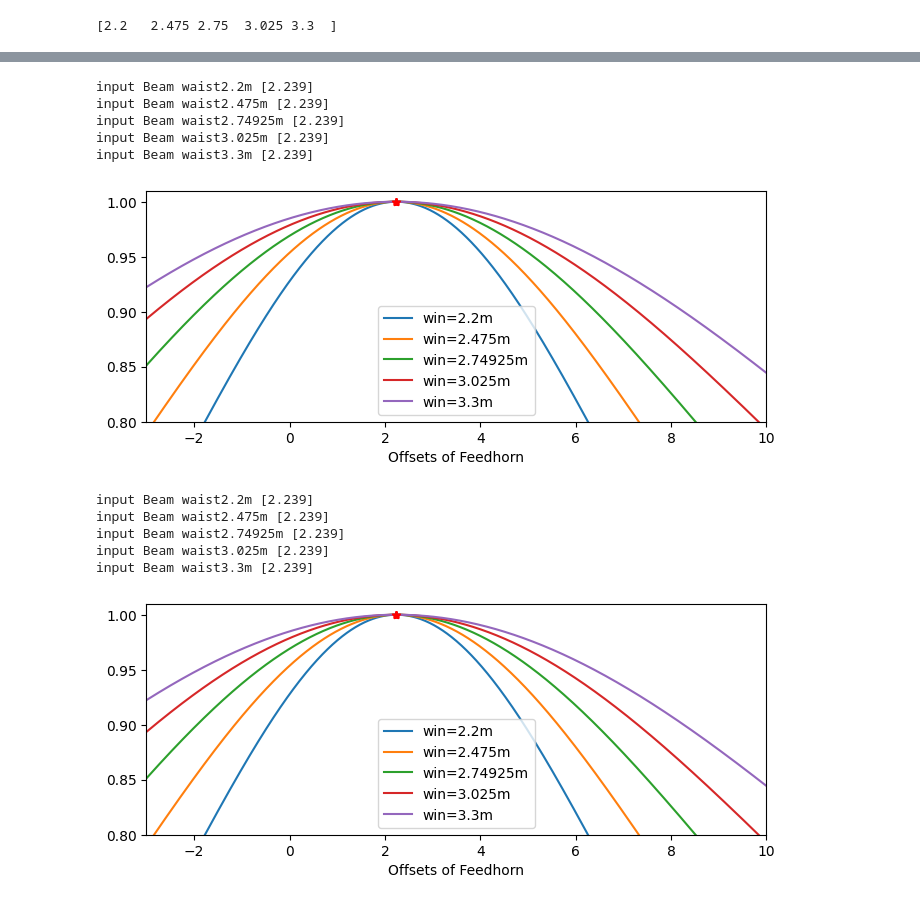
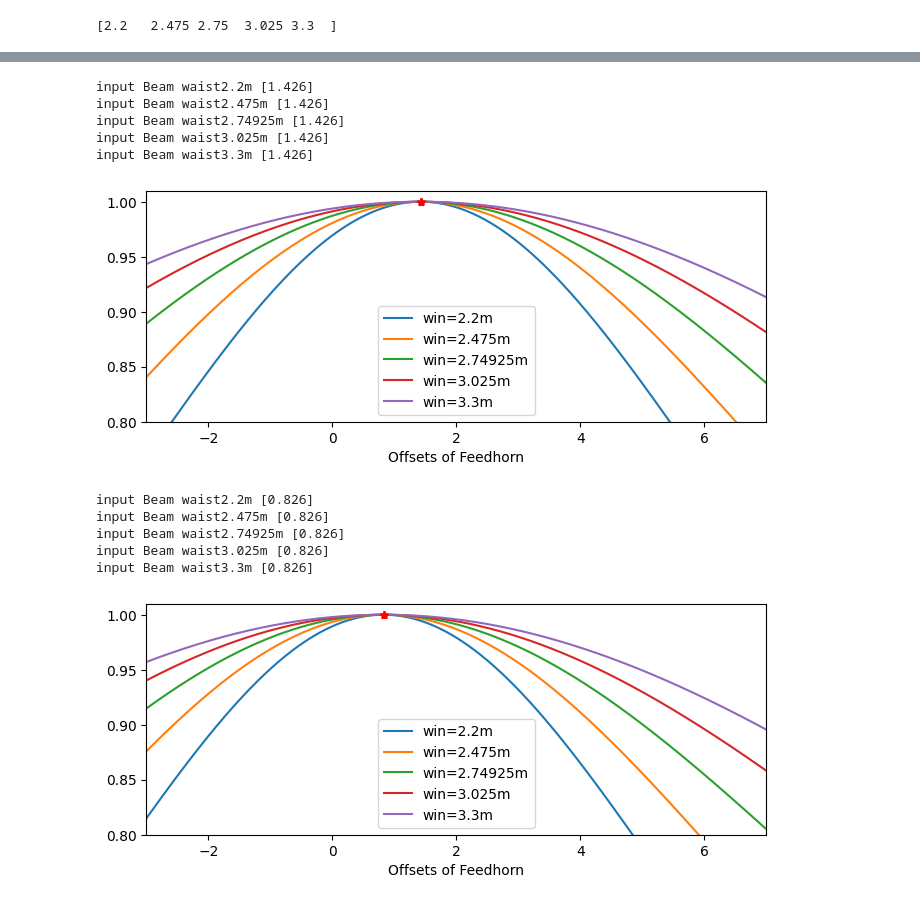
Before and after one commit to XiaodongRencologne/GaussianOptics, a Jupyter notebook: CHAMP_Test.ipynb, the cells around one changed output, grey strips where cells are left out. Saved outputs shown, nothing was run; the diff lists cells and outputs as text; code cells hidden in the pictures.

```diff
--- a/CHAMP_Test.ipynb
+++ b/CHAMP_Test.ipynb
@@ -105,8 +112,8 @@ def p_w(win,din,dz,s):
     P=P/P.max()
     return D, W_out, W, P
 # %%
-D_source=[500,750,1400,2600,1000000]
-z=np.linspace(-3,10,1001)
+D_source=[500,750,1400,2500,1000000]
+z=np.linspace(-3,7,5001)
 fig=plt.figure(figsize=(8,3))
 '''Beam power in detector'''
 for item in D_source:
@@ -115,10 +122,14 @@ for item in D_source:
     plt.plot(z,Ps,label='s='+str(item/1000)+'m')
     NN=np.where(Ps==1.0)
     print('Detector distance '+str(item/1000)+'m',z[NN])
-    plt.plot(z[NN],1.0,'r*')
-plt.ylim([0.8,1.01])
+    peaks, _ = find_peaks(Ps, height=0)
+    plt.text(z[peaks]*1,Ps[peaks]*1.01, "{:.2f}".format(z[peaks][0]),fontsize=10)
+    plt.plot(z[peaks], Ps[peaks], "rx")
+    #plt.plot(z[NN],1.0,'r*')
+plt.ylim([0.8,1.05])
 plt.xlim([z.min(),z.max()])
 plt.legend()
 plt.xlabel('Offsets of Feedhorn')
+plt.grid('both')
 plt.show()
 # %% [output]
@@ -160,7 +171,7 @@ fig=plt.figure(figsize=(8,3))
 
 '''Beam power in detector'''
 for item in Win_2:
-    D,W,Ws,Ps=p_w(item,din2,z,1500)
+    D,W,Ws,Ps=p_w(item,din2,z,Distance)
     '''Beam power in detector'''
     plt.plot(z,Ps,label='win='+str(item)+'m')
     NN=np.where(Ps==1.0)
@@ -184,7 +195,7 @@ fig=plt.figure(figsize=(8,3))
 
 '''Beam power in detector'''
 for item in Win_2:
-    D,W,Ws,Ps=p_w(item,din2,z,1500)
+    D,W,Ws,Ps=p_w(item,din2,z,Distance)
     '''Beam power in detector'''
     plt.plot(z,Ps,label='win='+str(item)+'m')
     NN=np.where(Ps==1.0)
@@ -208,7 +219,7 @@ fig=plt.figure(figsize=(8,3))
 
 '''Beam power in detector'''
 for item in Win_2:
-    D,W,Ws,Ps=p_w(item,din2,z,1500)
+    D,W,Ws,Ps=p_w(item,din2,z,Distance)
     '''Beam power in detector'''
     plt.plot(z,Ps,label='win='+str(item)+'m')
     NN=np.where(Ps==1.0)
@@ -220,33 +231,33 @@ plt.legend()
 plt.xlabel('Offsets of Feedhorn')
 plt.show()
 # %% [output]
-input Beam waist2.2m [2.239]
-input Beam waist2.475m [2.239]
-input Beam waist2.74925m [2.239]
-input Beam waist3.025m [2.239]
-input Beam waist3.3m [2.239]
+input Beam waist2.2m [1.426]
+input Beam waist2.475m [1.426]
+input Beam waist2.74925m [1.426]
+input Beam waist3.025m [1.426]
+input Beam waist3.3m [1.426]
-[figure, old version]
+[figure, new version]
 # %%
 Distance=1000000
 fig=plt.figure(figsize=(8,3))
 
 '''Beam power in detector'''
 for item in Win_2:
-    D,W,Ws,Ps=p_w(item,din2,z,1500)
+    D,W,Ws,Ps=p_w(item,din2,z,Distance)
     '''Beam power in detector'''
     plt.plot(z,Ps,label='win='+str(item)+'m')
     NN=np.where(Ps==1.0)
     print('input Beam waist'+str(item)+'m',z[NN])
     plt.plot(z[NN],1.0,'r*')
 plt.ylim([0.8,1.01])
 plt.xlim([z.min(),z.max()])
 plt.legend()
 plt.xlabel('Offsets of Feedhorn')
 plt.show()
 # %% [output]
-input Beam waist2.2m [2.239]
-input Beam waist2.475m [2.239]
-input Beam waist2.74925m [2.239]
-input Beam waist3.025m [2.239]
-input Beam waist3.3m [2.239]
+input Beam waist2.2m [0.826]
+input Beam waist2.475m [0.826]
+input Beam waist2.74925m [0.826]
+input Beam waist3.025m [0.826]
+input Beam waist3.3m [0.826]
-[figure, old version]
+[figure, new version]
```
Also changed, not shown: parts of 6 cells of this notebook, 2 other files.
